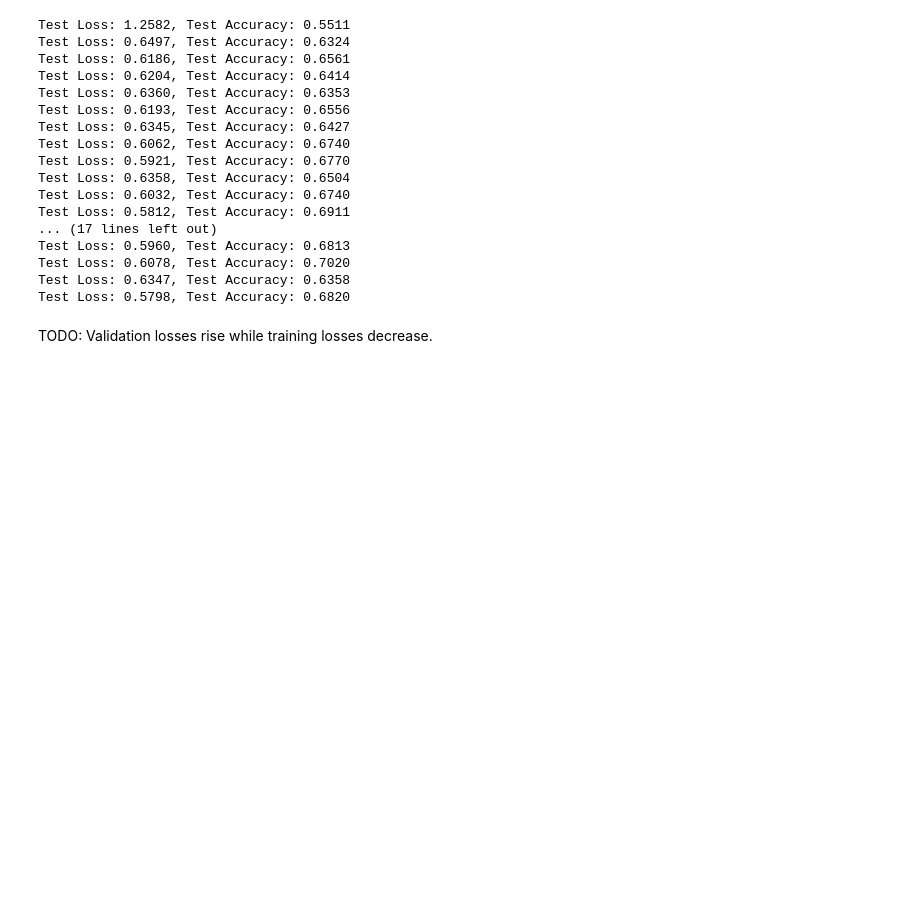
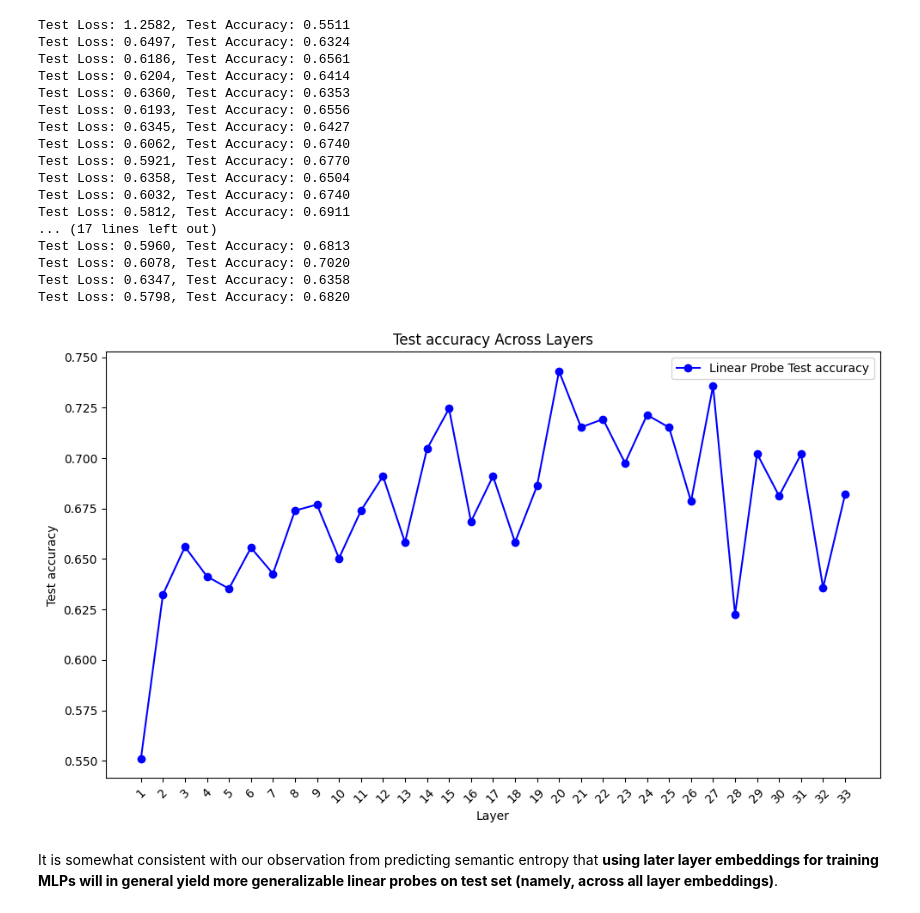
Before and after one commit to JThh/long_hallucinations, a Jupyter notebook: notebooks/2024-03-20-latent-probe-specific-tokens-more-generations.ipynb, the cells around one changed output. Saved outputs shown, nothing was run; the diff lists cells and outputs as text; code cells hidden in the pictures; blank space fills up the shorter version.

Commit message:
Add experiments on predicting accuracies

```diff
--- a/notebooks/2024-03-20-latent-probe-specific-tokens-more-generations.ipynb
+++ b/notebooks/2024-03-20-latent-probe-specific-tokens-more-generations.ipynb
@@ -571,7 +573,7 @@ class Classifier(MLP):
         x = torch.sigmoid(x)
         return x
 # %%
-# Training Loops
+# Training Loops (NOTE: Validation losses rise while training losses decrease.)
 in_dim = 4544   # Token embedding dimensions (e.g. Falcon-7B: 4544)
 hid_dims = [2048, 1024, 512]
 dropout = 0.5  # Dropout rate
@@ -581,8 +583,8 @@ epochs = 100
 acc_tbg_best_models = []
 acc_tbg_best_accuracies = []
 for i, (train_loader, valid_loader) in enumerate(zip(acc_tbg_train_dl, acc_tbg_valid_dl)):
-    # model = Classifier(in_dim, hid_dims, dropout)
-    model = Classifier(in_dim)
+    model = Classifier(in_dim, hid_dims, dropout)
+    # model = Classifier(in_dim)
     print(f"Training on Dataset {i+1}/{len(acc_tbg_train_dl)}")
     best_model, _, best_accuracy = train_and_evaluate(model, train_loader, valid_loader, device, nn.BCELoss(), epochs, binary_cls=True)
     acc_tbg_best_models.append(best_model)
@@ -590,9 +592,11 @@ for i, (train_loader, valid_loader) in enumerate(zip(acc_tbg_train_dl, acc_tbg_v
 
 # Test best models trained separately on each layer on a pooled test set
 acc_tbg_test_accuracies = []
+acc_tbg_test_losses = []
 for i, model in enumerate(acc_tbg_best_models):
-    _, test_accuracy = evaluate_on_test(model, acc_tbg_pl_test_dl, device, nn.BCELoss(), True)
+    test_loss, test_accuracy = evaluate_on_test(model, acc_tbg_pl_test_dl, device, nn.BCELoss(), True)
     acc_tbg_test_accuracies.append(test_accuracy)
+    acc_tbg_test_losses.append(test_loss)
 # %% [output]
 Test Loss: 1.2582, Test Accuracy: 0.5511
 Test Loss: 0.6497, Test Accuracy: 0.6324
@@ -611,5 +615,9 @@ Test Loss: 0.5960, Test Accuracy: 0.6813
 Test Loss: 0.6078, Test Accuracy: 0.7020
 Test Loss: 0.6347, Test Accuracy: 0.6358
 Test Loss: 0.5798, Test Accuracy: 0.6820
+# %%
+visualize_1d_losses(acc_tbg_test_accuracies, metric_name="accuracy")
+# %% [output]
+[figure, added]
 # %% [markdown]
-TODO: Validation losses rise while training losses decrease.
+It is somewhat consistent with our observation from predicting semantic entropy that **using later layer embeddings for training MLPs will in general yield more generalizable linear probes on test set (namely, across all layer embeddings)**.
```
Also changed, not shown: parts of 3 cells of this notebook.
